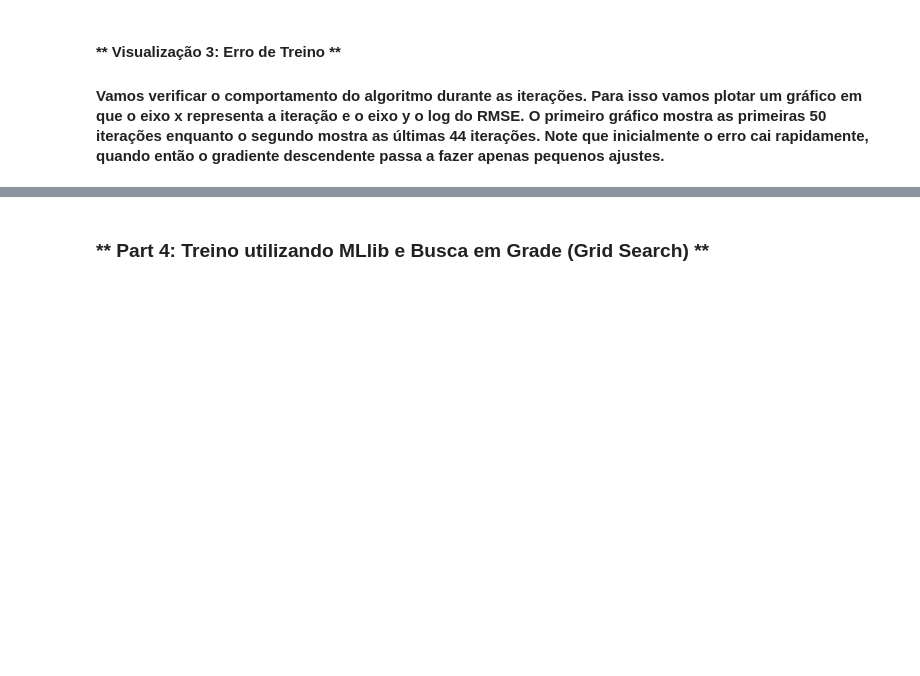
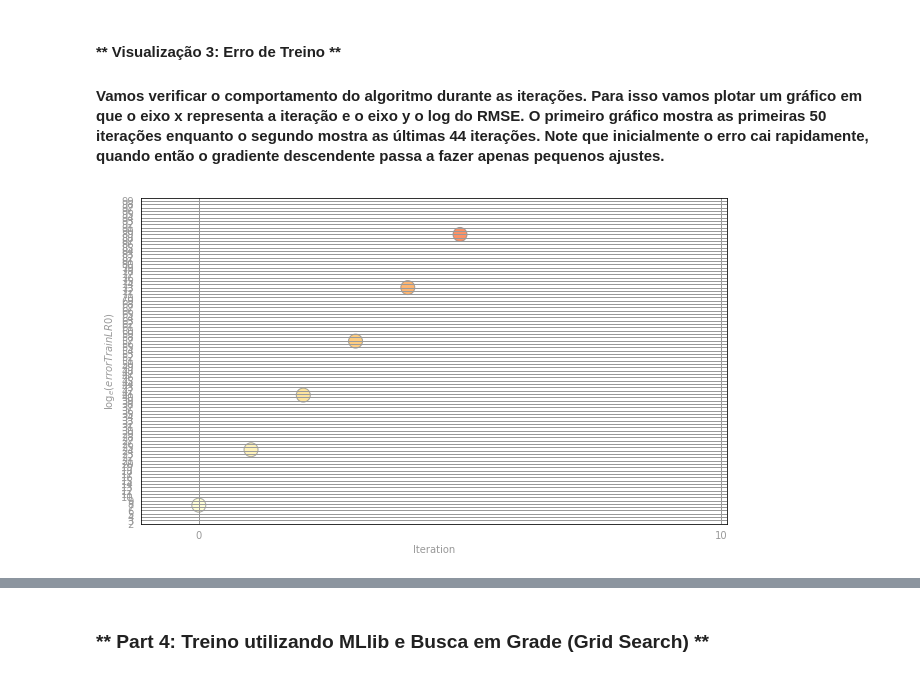
Before and after one commit to Laurindosnt/BIGDATA2017, a Jupyter notebook: Laurindo-Lab4a_regressao_linear.ipynb, the cells around one changed output, grey strips where cells are left out. Cells and saved outputs as stored; diff of their text form; code cells hidden in the pictures; blank space fills up the shorter version.

```diff
--- a/Laurindo-Lab4a_regressao_linear.ipynb
+++ b/Laurindo-Lab4a_regressao_linear.ipynb
@@ -272,7 +361,8 @@ def squaredError(label, prediction):
     Returns:
         float: The difference between the `label` and `prediction` squared.
     """
-    return (np.sqrt(np.mean((np.array(prediction)-np.array(label))**2)))
+#    return (np.sqrt(np.mean((np.array(prediction)-np.array(label))**2)))
+    return (label - prediction) ** 2
 
 def calcRMSE(labelsAndPreds):
     """Calculates the root mean squared error for an `RDD` of (label, prediction) tuples.
@@ -283,7 +373,10 @@ def calcRMSE(labelsAndPreds):
     Returns:
         float: The square root of the mean of the squared errors.
     """
-    return squaredError(labelsAndPreds.map(lambda x: x[0]).collect(), labelsAndPreds.map(lambda x: x[1]).collect())
+#    return squaredError(labelsAndPreds.map(lambda x: x[0]).collect(), labelsAndPreds.map(lambda x: x[1]).collect())
+    return np.sqrt(labelsAndPreds
+                   .map(lambda x: squaredError(x[0], x[1]))
+                   .mean())
 
 labelsAndPreds = sc.parallelize([(3., 1.), (1., 2.), (2., 2.)])
 # RMSE = sqrt[((3-1)^2 + (1-2)^2 + (2-2)^2) / 3] = 1.291
@@ -548,12 +682,17 @@ Test.assertTrue(np.allclose(weightsLR0, expectedOutput), 'incorrect value for we
 # %%
 norm = Normalize()
 clrs = cmap(np.asarray(norm(np.log(errorTrainLR0))))[:,0:3]
 
-fig, ax = preparePlot(np.arange(0, 60, 10), np.arange(2, 6, 1))
-ax.set_ylim(2, 6)
+#fig, ax = preparePlot(np.arange(0, 60, 10), np.arange(2, 6, 1))
+fig, ax = preparePlot(np.arange(0, 60, 10), np.arange(2, 100, 1))
+#ax.set_ylim(2, 6)
+ax.set_ylim(2, 100)
 plt.scatter(range(0, numIters), np.log(errorTrainLR0), s=14**2, c=clrs, edgecolors='#888888', alpha=0.75)
 ax.set_xlabel('Iteration'), ax.set_ylabel(r'$\log_e(errorTrainLR0)$')
+plt.show()
 pass
+# %% [output]
+[figure, added]
 # %%
 norm = Normalize()
 clrs = cmap(np.asarray(norm(errorTrainLR0[6:])))[:,0:3]
```
Also changed, not shown: parts of 36 cells of this notebook, 1 other file.
